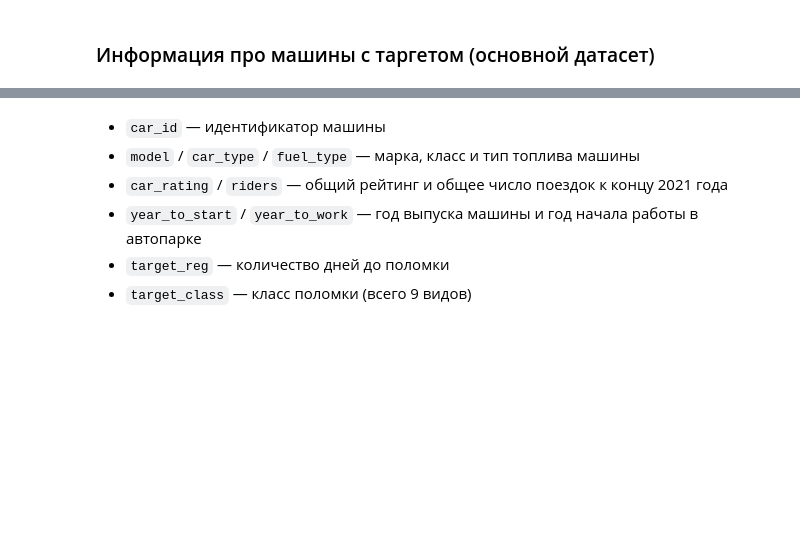
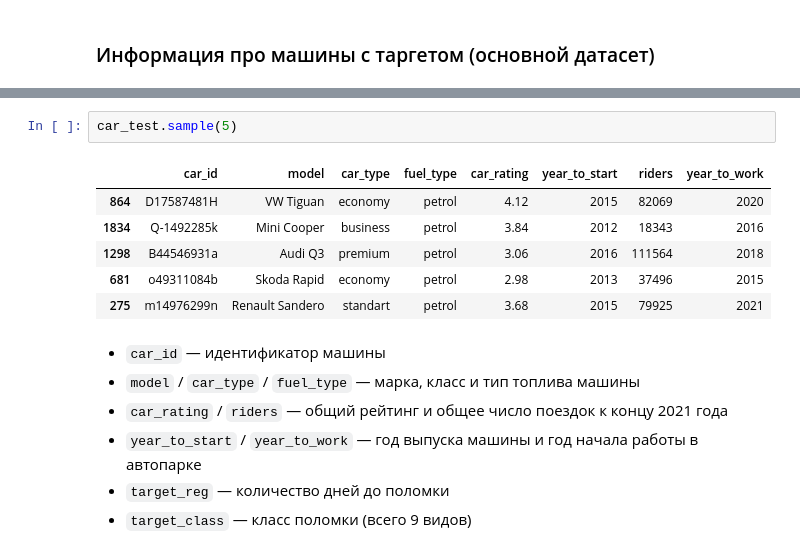
Before and after one commit to nik-gorby/MFTI_DPO, a Jupyter notebook: notebooks/Горбачев_Николай_Александрович_DataContest_HW.ipynb, the cells around one changed output, grey strips where cells are left out. Drawn from its saved outputs; the diff is of its cells as text; blank space fills up the shorter version.

```diff
--- a/notebooks/Горбачев_Николай_Александрович_DataContest_HW.ipynb
+++ b/notebooks/Горбачев_Николай_Александрович_DataContest_HW.ipynb
@@ -54,3 +79,12 @@ car_train.sample(5)
+# %%
+car_test.sample(5)
+# %% [output]
+|  | car_id | model | car_type | fuel_type | car_rating | year_to_start | riders | year_to_work |
+| 864 | D17587481H | VW Tiguan | economy | petrol | 4.12 | 2015 | 82069 | 2020 |
+| 1834 | Q-1492285k | Mini Cooper | business | petrol | 3.84 | 2012 | 18343 | 2016 |
+| 1298 | B44546931a | Audi Q3 | premium | petrol | 3.06 | 2016 | 111564 | 2018 |
+| 681 | o49311084b | Skoda Rapid | economy | petrol | 2.98 | 2013 | 37496 | 2015 |
+| 275 | m14976299n | Renault Sandero | standart | petrol | 3.68 | 2015 | 79925 | 2021 |
 # %% [markdown]
 - `car_id` — идентификатор машины
 - `model` / `car_type` / `fuel_type` — марка, класс и тип топлива машины
```
Also changed, not shown: parts of 103 cells of this notebook, 31 other files.
